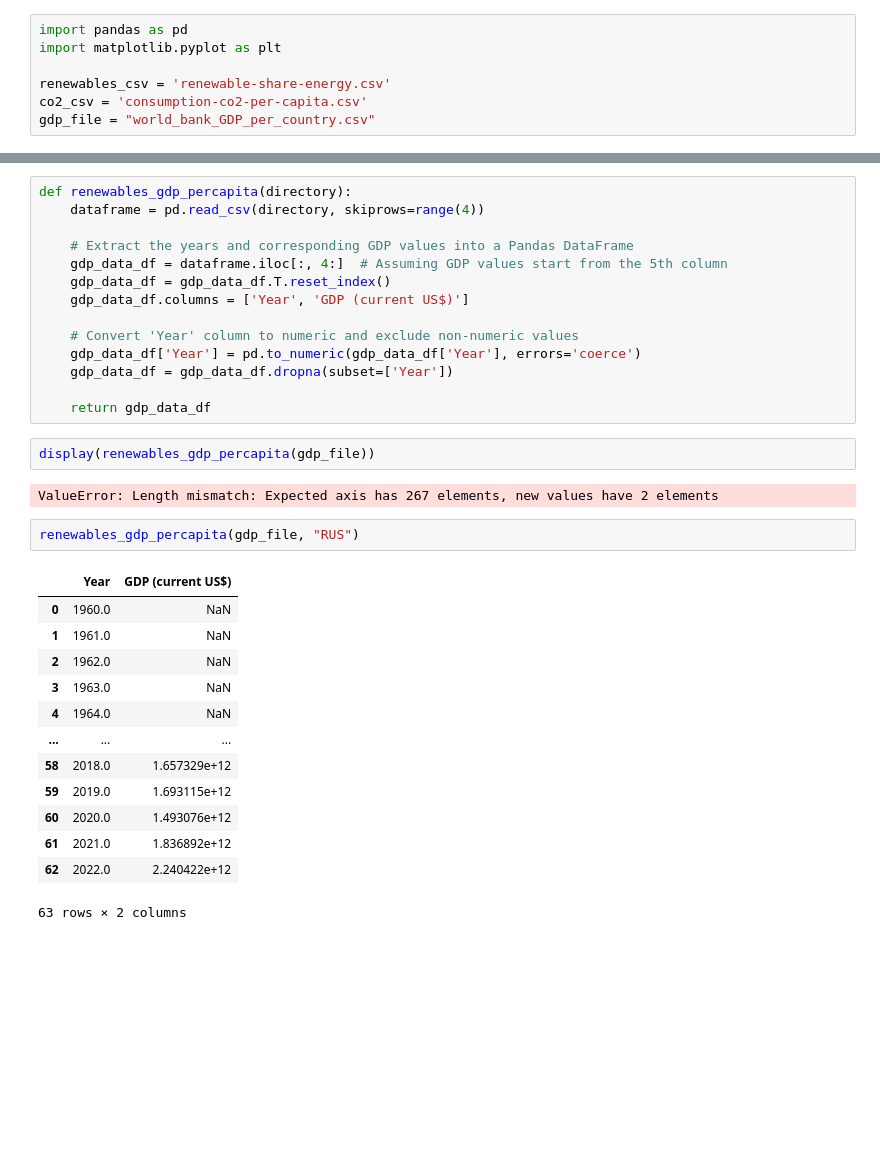
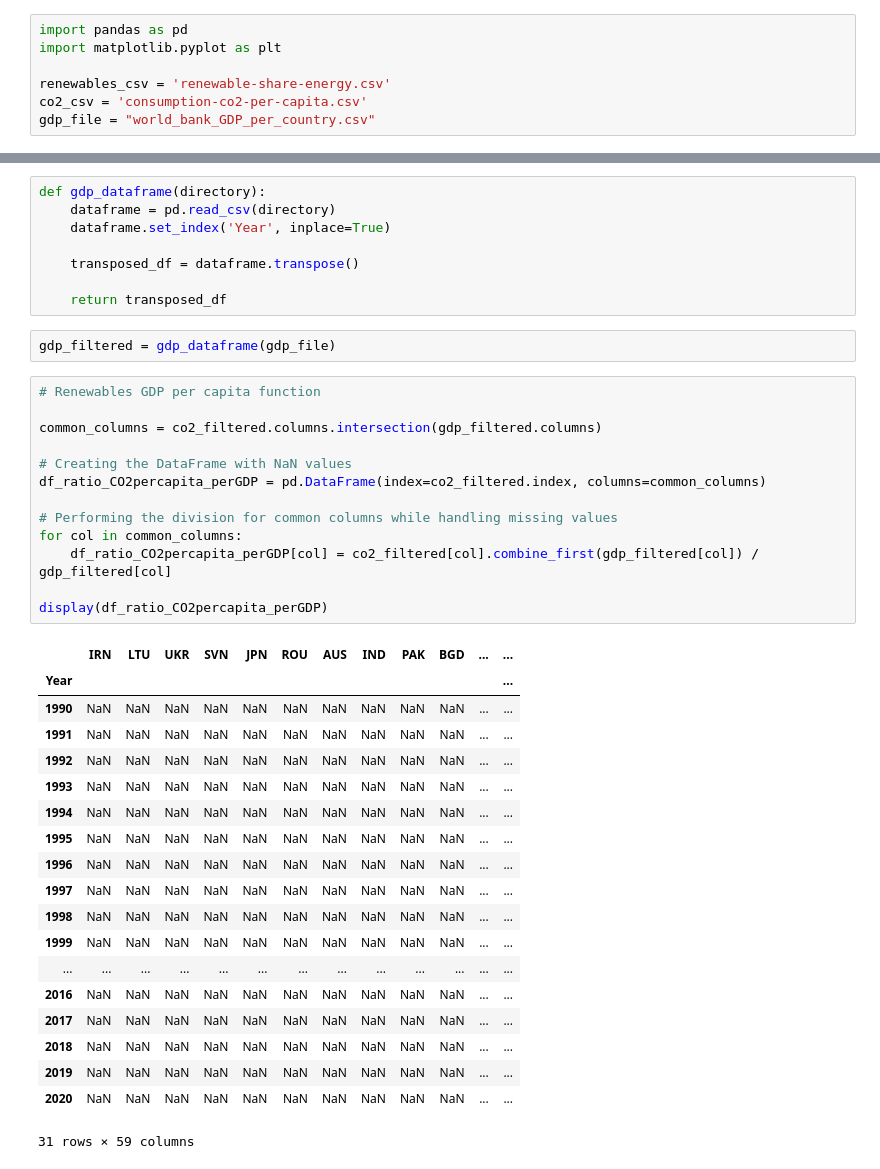
Before and after one commit to LeonardLehman/Scientific-data-analysis-group-work, a Jupyter notebook: main_runtime.ipynb, the cells around one changed output, grey strips where cells are left out. Saved outputs shown, nothing was run; the diff lists cells and outputs as text; blank space fills up the shorter version.

```diff
--- a/main_runtime.ipynb
+++ b/main_runtime.ipynb
@@ -138,34 +119,43 @@ def renewables_gdp_percapita(directory, country_code):
-# %%
-def renewables_gdp_percapita(directory):
-    dataframe = pd.read_csv(directory, skiprows=range(4))
-
-    # Extract the years and corresponding GDP values into a Pandas DataFrame
-    gdp_data_df = dataframe.iloc[:, 4:]  # Assuming GDP values start from the 5th column
-    gdp_data_df = gdp_data_df.T.reset_index()
-    gdp_data_df.columns = ['Year', 'GDP (current US$)']
-
-    # Convert 'Year' column to numeric and exclude non-numeric values
-    gdp_data_df['Year'] = pd.to_numeric(gdp_data_df['Year'], errors='coerce')
-    gdp_data_df = gdp_data_df.dropna(subset=['Year'])
-
-    return gdp_data_df
-# %%
-display(renewables_gdp_percapita(gdp_file))
-# %% [output]
-ValueError: Length mismatch: Expected axis has 267 elements, new values have 2 elements
-# %%
-renewables_gdp_percapita(gdp_file, "RUS")
-# %% [output]
-|  | Year | GDP (current US$) |
-| 0 | 1960.0 | NaN |
-| 1 | 1961.0 | NaN |
-| 2 | 1962.0 | NaN |
-| 3 | 1963.0 | NaN |
-| 4 | 1964.0 | NaN |
-| ... | ... | ... |
-| 58 | 2018.0 | 1.657329e+12 |
-| 59 | 2019.0 | 1.693115e+12 |
-| 60 | 2020.0 | 1.493076e+12 |
-| 61 | 2021.0 | 1.836892e+12 |
-| 62 | 2022.0 | 2.240422e+12 |
-63 rows × 2 columns
+# %%
+def gdp_dataframe(directory):
+    dataframe = pd.read_csv(directory)
+    dataframe.set_index('Year', inplace=True)
+
+    transposed_df = dataframe.transpose()
+
+    return transposed_df
+# %%
+gdp_filtered = gdp_dataframe(gdp_file)
+# %%
+# Renewables GDP per capita function
+
+common_columns = co2_filtered.columns.intersection(gdp_filtered.columns)
+
+# Creating the DataFrame with NaN values
+df_ratio_CO2percapita_perGDP = pd.DataFrame(index=co2_filtered.index, columns=common_columns)
+
+# Performing the division for common columns while handling missing values
+for col in common_columns:
+    df_ratio_CO2percapita_perGDP[col] = co2_filtered[col].combine_first(gdp_filtered[col]) / gdp_filtered[col]
+
+display(df_ratio_CO2percapita_perGDP)
+# %% [output]
+|  | IRN | LTU | UKR | SVN | JPN | ROU | AUS | IND | PAK | BGD | ... | ... |
+| Year |  |  |  |  |  |  |  |  |  |  |  | ... |
+| 1990 | NaN | NaN | NaN | NaN | NaN | NaN | NaN | NaN | NaN | NaN | ... | ... |
+| 1991 | NaN | NaN | NaN | NaN | NaN | NaN | NaN | NaN | NaN | NaN | ... | ... |
+| 1992 | NaN | NaN | NaN | NaN | NaN | NaN | NaN | NaN | NaN | NaN | ... | ... |
+| 1993 | NaN | NaN | NaN | NaN | NaN | NaN | NaN | NaN | NaN | NaN | ... | ... |
+| 1994 | NaN | NaN | NaN | NaN | NaN | NaN | NaN | NaN | NaN | NaN | ... | ... |
+| 1995 | NaN | NaN | NaN | NaN | NaN | NaN | NaN | NaN | NaN | NaN | ... | ... |
+| 1996 | NaN | NaN | NaN | NaN | NaN | NaN | NaN | NaN | NaN | NaN | ... | ... |
+| 1997 | NaN | NaN | NaN | NaN | NaN | NaN | NaN | NaN | NaN | NaN | ... | ... |
+| 1998 | NaN | NaN | NaN | NaN | NaN | NaN | NaN | NaN | NaN | NaN | ... | ... |
+| 1999 | NaN | NaN | NaN | NaN | NaN | NaN | NaN | NaN | NaN | NaN | ... | ... |
+| ... | ... | ... | ... | ... | ... | ... | ... | ... | ... | ... | ... | ... |
+| 2016 | NaN | NaN | NaN | NaN | NaN | NaN | NaN | NaN | NaN | NaN | ... | ... |
+| 2017 | NaN | NaN | NaN | NaN | NaN | NaN | NaN | NaN | NaN | NaN | ... | ... |
+| 2018 | NaN | NaN | NaN | NaN | NaN | NaN | NaN | NaN | NaN | NaN | ... | ... |
+| 2019 | NaN | NaN | NaN | NaN | NaN | NaN | NaN | NaN | NaN | NaN | ... | ... |
+| 2020 | NaN | NaN | NaN | NaN | NaN | NaN | NaN | NaN | NaN | NaN | ... | ... |
+31 rows × 59 columns
```
Also changed, not shown: parts of 2 cells of this notebook, 2 other files.
